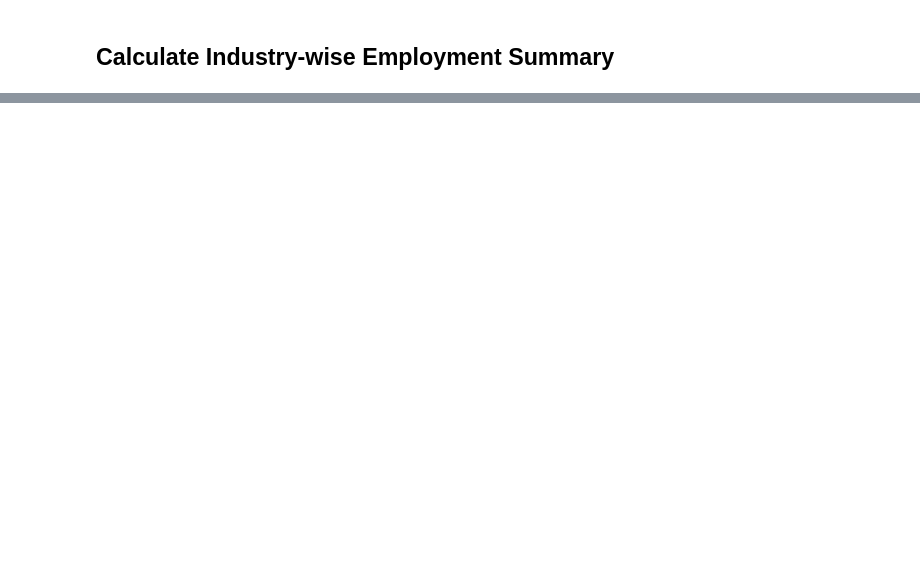
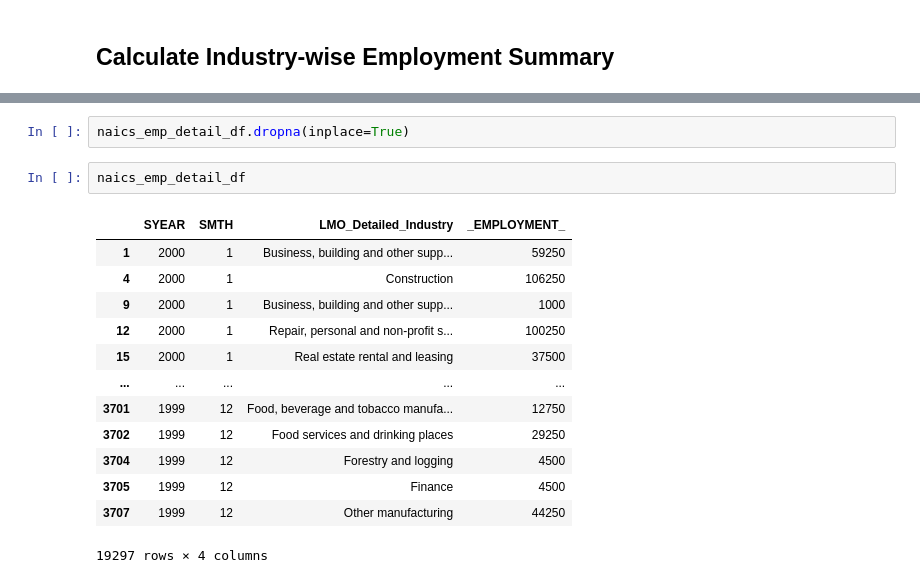
Before and after one commit to geehaad/Time-Series-Analysis-of-NAICS, a Jupyter notebook: Time Series Analysis of NAICS.ipynb, the cells around one changed output, grey strips where cells are left out. Cells and saved outputs as stored; diff of their text form; blank space fills up the shorter version.

```diff
--- a/Time Series Analysis of NAICS.ipynb
+++ b/Time Series Analysis of NAICS.ipynb
@@ -283,0 +336,18 @@ cols = ["SYEAR", "SMTH", "LMO_Detailed_Industry", "_EMPLOYMENT_"]
+# %%
+naics_emp_detail_df.dropna(inplace=True)
+# %%
+naics_emp_detail_df
+# %% [output]
+|  | SYEAR | SMTH | LMO_Detailed_Industry | _EMPLOYMENT_ |
+| 1 | 2000 | 1 | Business, building and other supp... | 59250 |
+| 4 | 2000 | 1 | Construction | 106250 |
+| 9 | 2000 | 1 | Business, building and other supp... | 1000 |
+| 12 | 2000 | 1 | Repair, personal and non-profit s... | 100250 |
+| 15 | 2000 | 1 | Real estate rental and leasing | 37500 |
+| ... | ... | ... | ... | ... |
+| 3701 | 1999 | 12 | Food, beverage and tobacco manufa... | 12750 |
+| 3702 | 1999 | 12 | Food services and drinking places | 29250 |
+| 3704 | 1999 | 12 | Forestry and logging | 4500 |
+| 3705 | 1999 | 12 | Finance | 4500 |
+| 3707 | 1999 | 12 | Other manufacturing | 44250 |
+19297 rows × 4 columns
```
Also changed, not shown: parts of 13 cells of this notebook.
